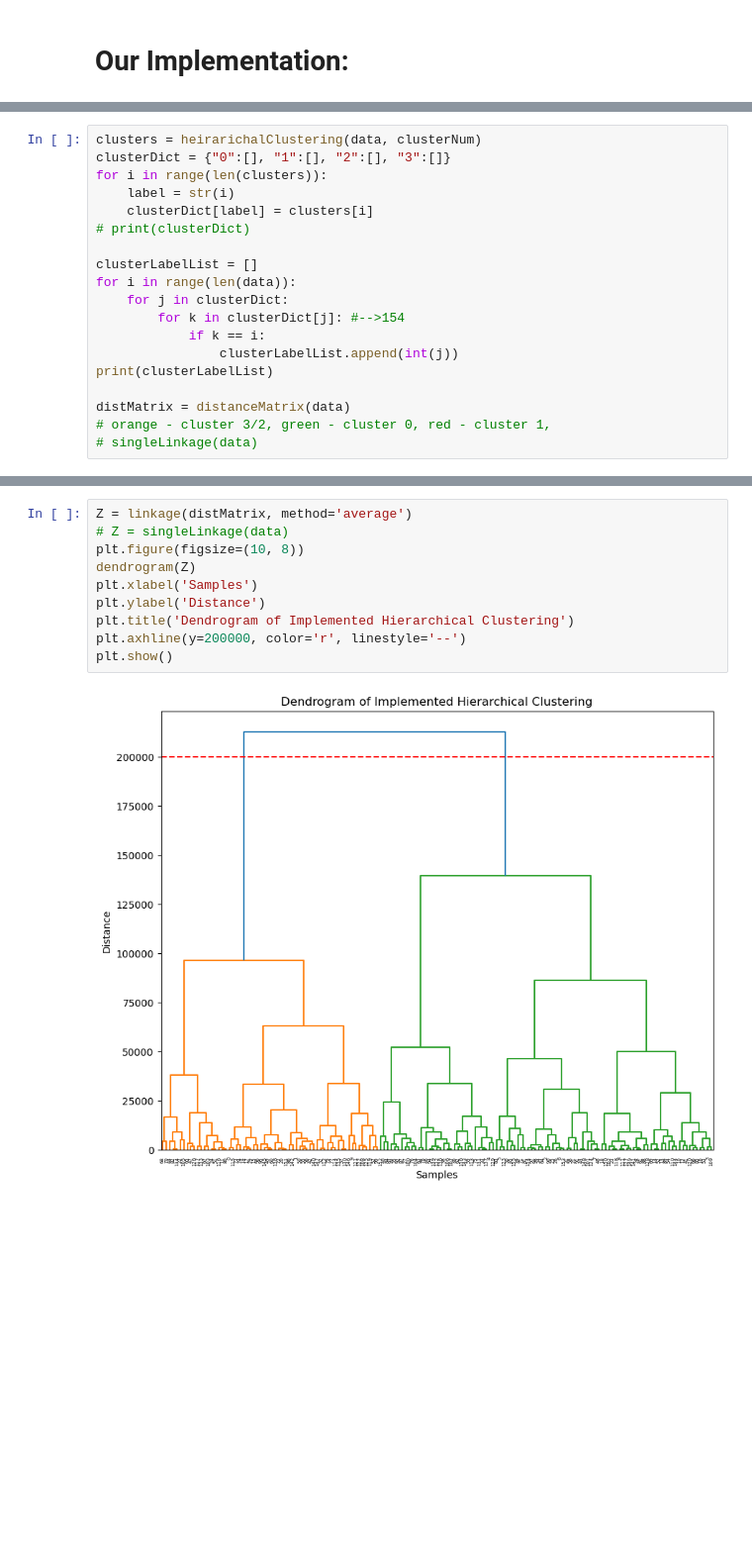
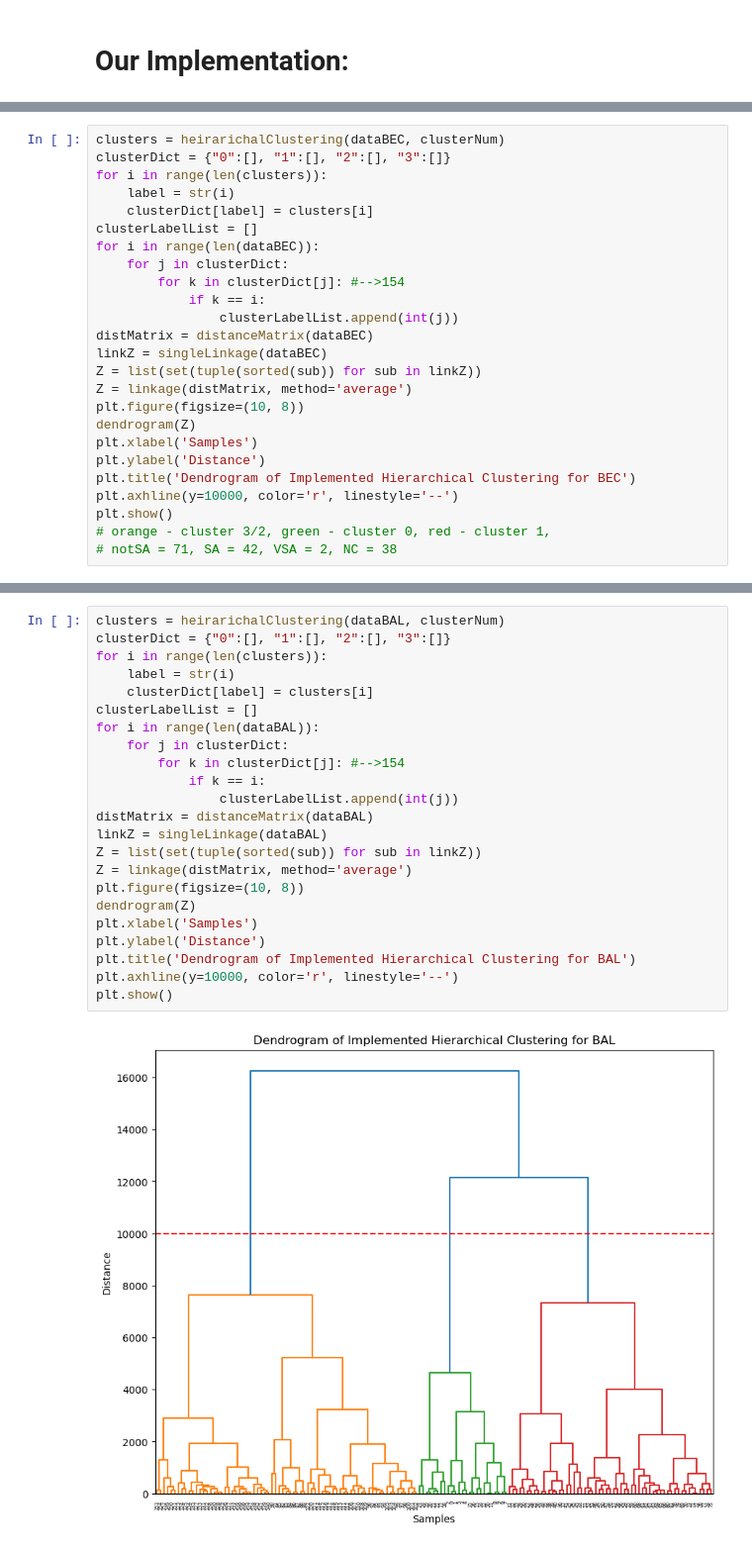
Before and after one commit to vratins/AsthmaClustering, a Jupyter notebook: hierarchicalClustering.ipynb, the cells around one changed output, grey strips where cells are left out. Shown at 99% size. Drawn from its saved outputs; the diff is of its cells as text; blank space fills up the shorter version.

Commit message:
final heirarichal

```diff
--- a/hierarchicalClustering.ipynb
+++ b/hierarchicalClustering.ipynb
@@ -150,20 +122,26 @@ def singleLinkage(data):
 # %%
-clusters = heirarichalClustering(data, clusterNum)
+clusters = heirarichalClustering(dataBEC, clusterNum)
 clusterDict = {"0":[], "1":[], "2":[], "3":[]}
 for i in range(len(clusters)):
     label = str(i)
     clusterDict[label] = clusters[i]
-# print(clusterDict)
-
 clusterLabelList = []
-for i in range(len(data)):
+for i in range(len(dataBEC)):
     for j in clusterDict:
         for k in clusterDict[j]: #-->154
             if k == i:
                 clusterLabelList.append(int(j))
-print(clusterLabelList)
-
-distMatrix = distanceMatrix(data)
+distMatrix = distanceMatrix(dataBEC)
+linkZ = singleLinkage(dataBEC)
+Z = list(set(tuple(sorted(sub)) for sub in linkZ))
+Z = linkage(distMatrix, method='average')
+plt.figure(figsize=(10, 8))
+dendrogram(Z)
+plt.xlabel('Samples')
+plt.ylabel('Distance')
+plt.title('Dendrogram of Implemented Hierarchical Clustering for BEC')
+plt.axhline(y=10000, color='r', linestyle='--')
+plt.show()
 # orange - cluster 3/2, green - cluster 0, red - cluster 1,
-# singleLinkage(data)
+# notSA = 71, SA = 42, VSA = 2, NC = 38
 # %% [output]
@@ -176,12 +154,25 @@ print(ch_score)
 # %%
+clusters = heirarichalClustering(dataBAL, clusterNum)
+clusterDict = {"0":[], "1":[], "2":[], "3":[]}
+for i in range(len(clusters)):
+    label = str(i)
+    clusterDict[label] = clusters[i]
+clusterLabelList = []
+for i in range(len(dataBAL)):
+    for j in clusterDict:
+        for k in clusterDict[j]: #-->154
+            if k == i:
+                clusterLabelList.append(int(j))
+distMatrix = distanceMatrix(dataBAL)
+linkZ = singleLinkage(dataBAL)
+Z = list(set(tuple(sorted(sub)) for sub in linkZ))
 Z = linkage(distMatrix, method='average')
-# Z = singleLinkage(data)
 plt.figure(figsize=(10, 8))
 dendrogram(Z)
 plt.xlabel('Samples')
 plt.ylabel('Distance')
-plt.title('Dendrogram of Implemented Hierarchical Clustering')
-plt.axhline(y=200000, color='r', linestyle='--')
+plt.title('Dendrogram of Implemented Hierarchical Clustering for BAL')
+plt.axhline(y=10000, color='r', linestyle='--')
 plt.show()
 # %% [output]
-[figure, old version]
+[figure, new version]
```
Also changed, not shown: parts of 9 cells of this notebook.
